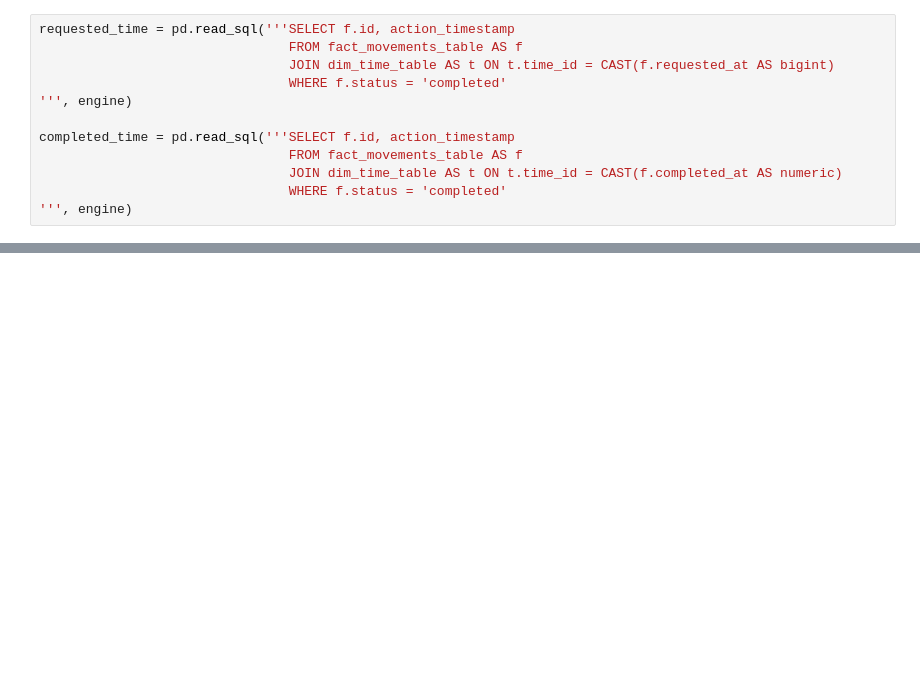
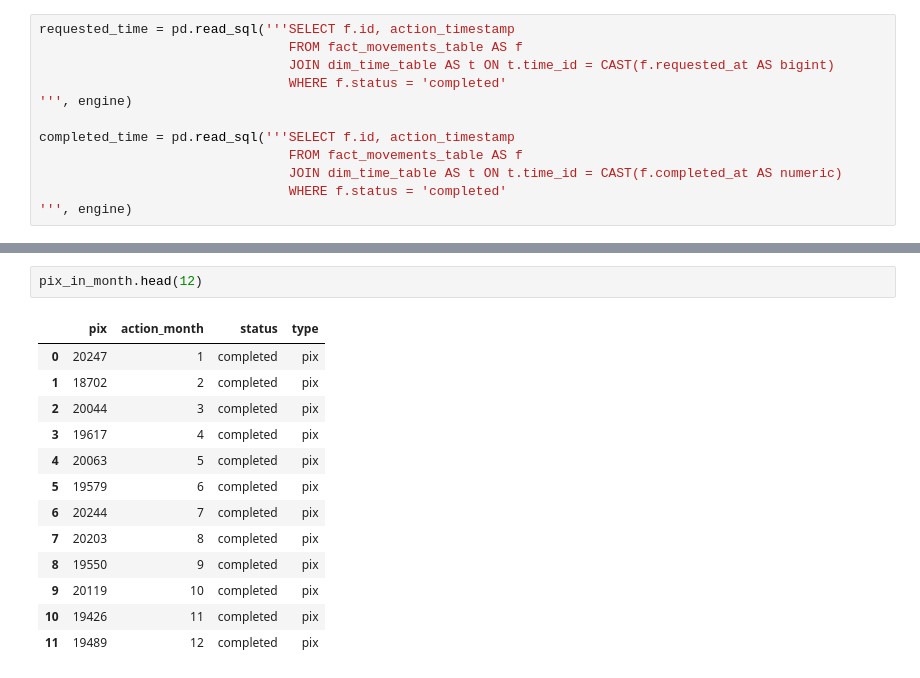
Before and after one commit to fpmacedo/Nubank-Analytics-Engineer-Case, a Jupyter notebook: etl.ipynb, the cells around one changed output, grey strips where cells are left out. Drawn from its saved outputs; the diff is of its cells as text; blank space fills up the shorter version.

```diff
--- a/etl.ipynb
+++ b/etl.ipynb
@@ -552,0 +569,16 @@ sns.distplot(dif_plot, bins=3000)
+# %%
+pix_in_month.head(12)
+# %% [output]
+|  | pix | action_month | status | type |
+| 0 | 20247 | 1 | completed | pix |
+| 1 | 18702 | 2 | completed | pix |
+| 2 | 20044 | 3 | completed | pix |
+| 3 | 19617 | 4 | completed | pix |
+| 4 | 20063 | 5 | completed | pix |
+| 5 | 19579 | 6 | completed | pix |
+| 6 | 20244 | 7 | completed | pix |
+| 7 | 20203 | 8 | completed | pix |
+| 8 | 19550 | 9 | completed | pix |
+| 9 | 20119 | 10 | completed | pix |
+| 10 | 19426 | 11 | completed | pix |
+| 11 | 19489 | 12 | completed | pix |
```
Also changed, not shown: parts of 12 cells of this notebook.
